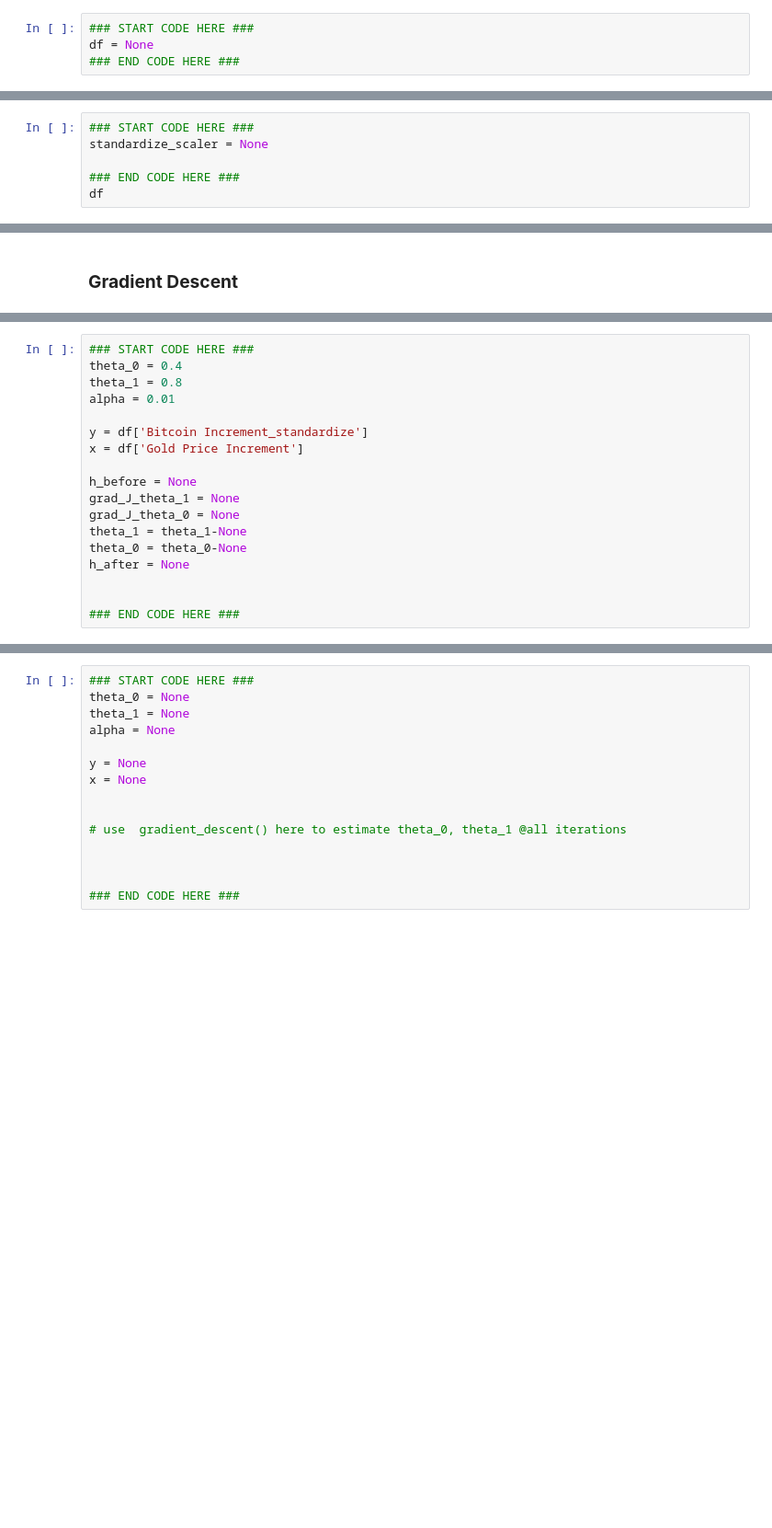
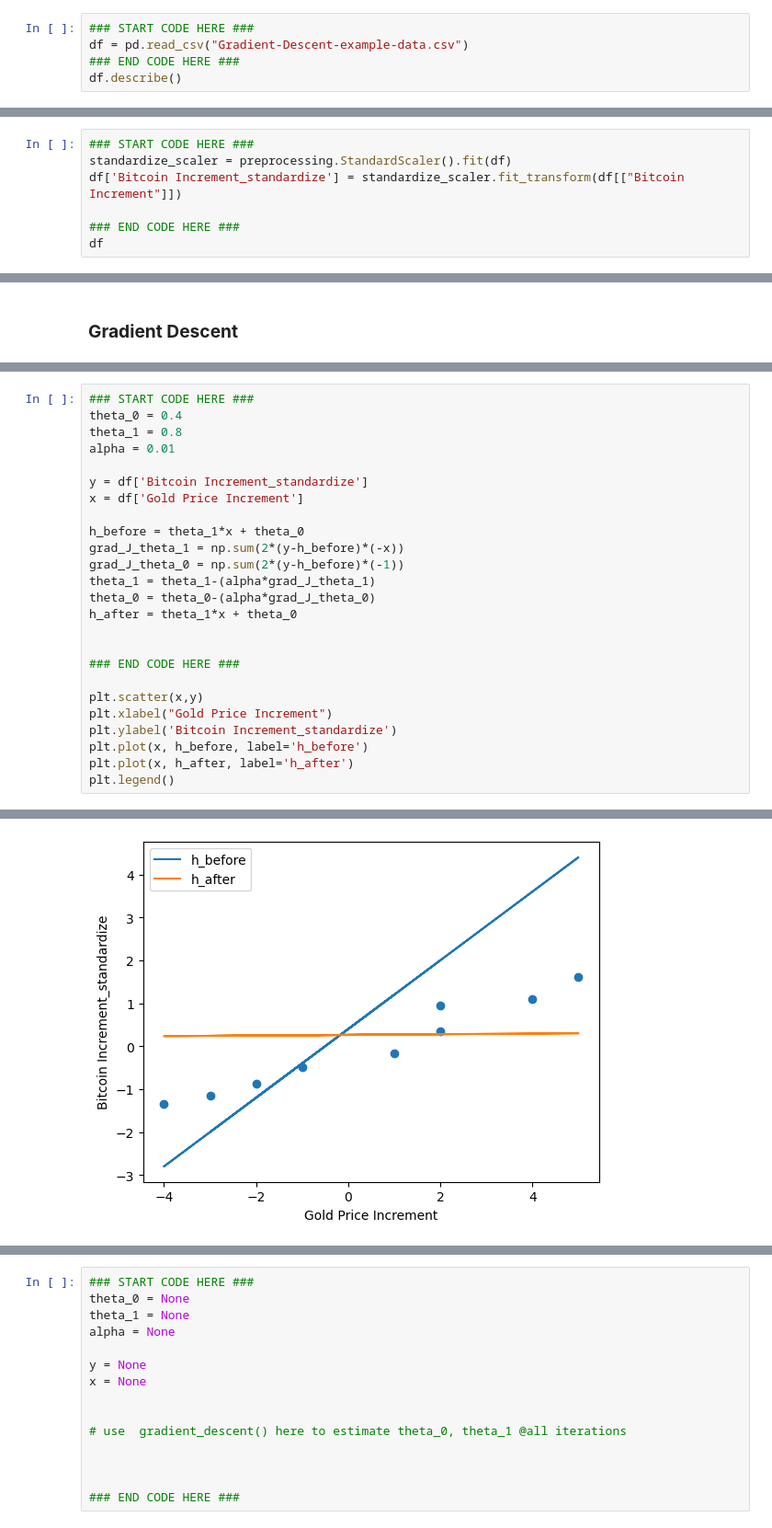
Before and after one commit to Pimchanokz/ML, a Jupyter notebook: Lab2/Lab2-2_GradientDescent.ipynb, the cells around one changed output, grey strips where cells are left out. Shown: that part at 92% size. Cells and saved outputs as stored; diff of their text form; blank space fills up the shorter version.

```diff
--- a/Lab2/Lab2-2_GradientDescent.ipynb
+++ b/Lab2/Lab2-2_GradientDescent.ipynb
@@ -17,5 +11,6 @@ from sklearn.metrics import r2_score, mean_squared_error
 ### **Read file, Explore Data, Data Cleansing**
 # %%
 ### START CODE HERE ###
-df = None
+df = pd.read_csv("Gradient-Descent-example-data.csv")
 ### END CODE HERE ###
+df.describe()
@@ -23,7 +28,8 @@ df = None
 ### **Create a `Bitcoin Increment_standardize` columns**
 # %%
 ### START CODE HERE ###
-standardize_scaler = None
+standardize_scaler = preprocessing.StandardScaler().fit(df)
+df['Bitcoin Increment_standardize'] = standardize_scaler.fit_transform(df[["Bitcoin Increment"]])
 
 ### END CODE HERE ###
 df
@@ -61,12 +78,20 @@ alpha = 0.01
 y = df['Bitcoin Increment_standardize']
 x = df['Gold Price Increment']
 
-h_before = None
-grad_J_theta_1 = None
-grad_J_theta_0 = None
-theta_1 = theta_1-None
-theta_0 = theta_0-None
-h_after = None
+h_before = theta_1*x + theta_0
+grad_J_theta_1 = np.sum(2*(y-h_before)*(-x))
+grad_J_theta_0 = np.sum(2*(y-h_before)*(-1))
+theta_1 = theta_1-(alpha*grad_J_theta_1)
+theta_0 = theta_0-(alpha*grad_J_theta_0)
+h_after = theta_1*x + theta_0
 
 
 ### END CODE HERE ###
+
+plt.scatter(x,y)
+plt.xlabel("Gold Price Increment")
+plt.ylabel('Bitcoin Increment_standardize')
+plt.plot(x, h_before, label='h_before')
+plt.plot(x, h_after, label='h_after')
+plt.legend()
+# %% [output]
@@ -73,3 +99,4 @@ h_after = None
+[figure, added]
 # %% [markdown]
 Now let's create N iterations of gradient descent, <span style='color: orange;'>***print all parameters and loss every iteration***</span> then <span style='color: orange;'>***plot the loss history***</span> and <span style='color: orange;'>***save the animation to show the change of model in each iteration to .gif***</span>.
 
```
Also changed, not shown: parts of 6 cells of this notebook, 1 other file.
